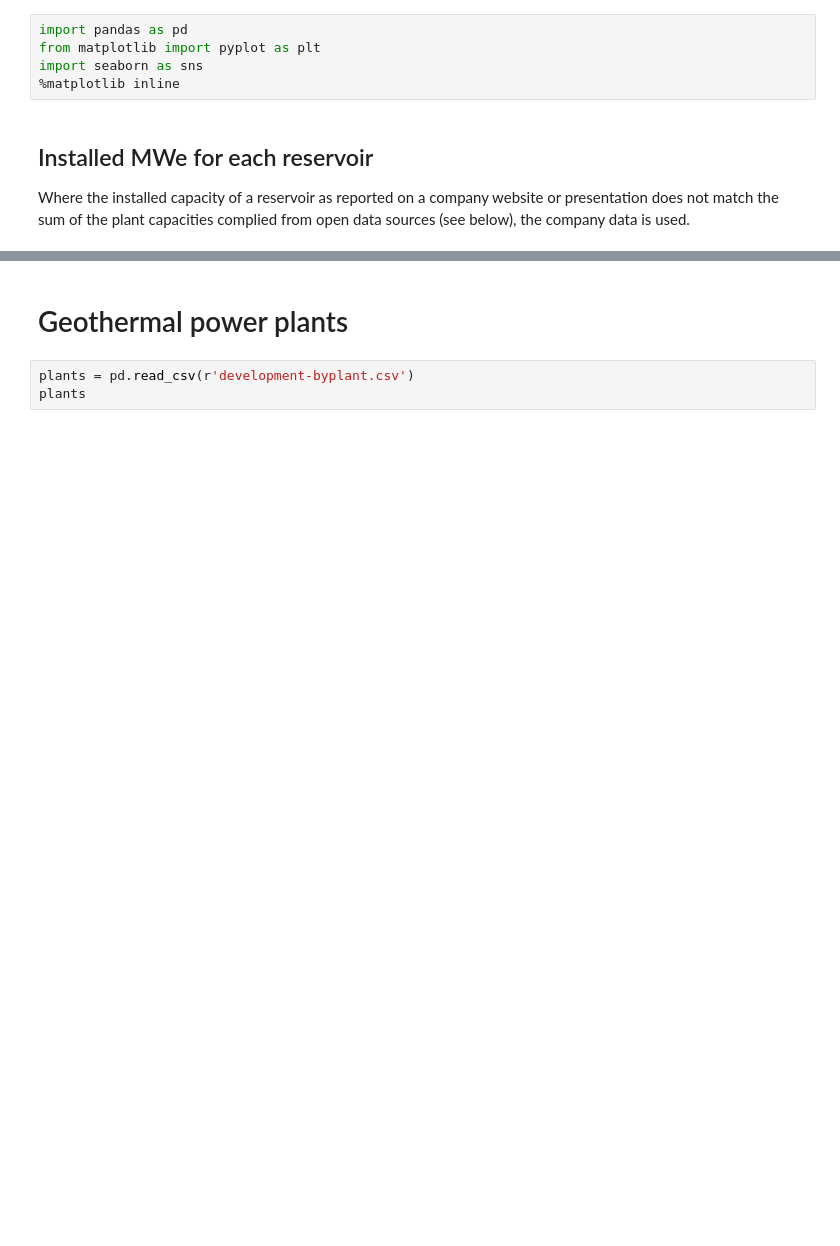
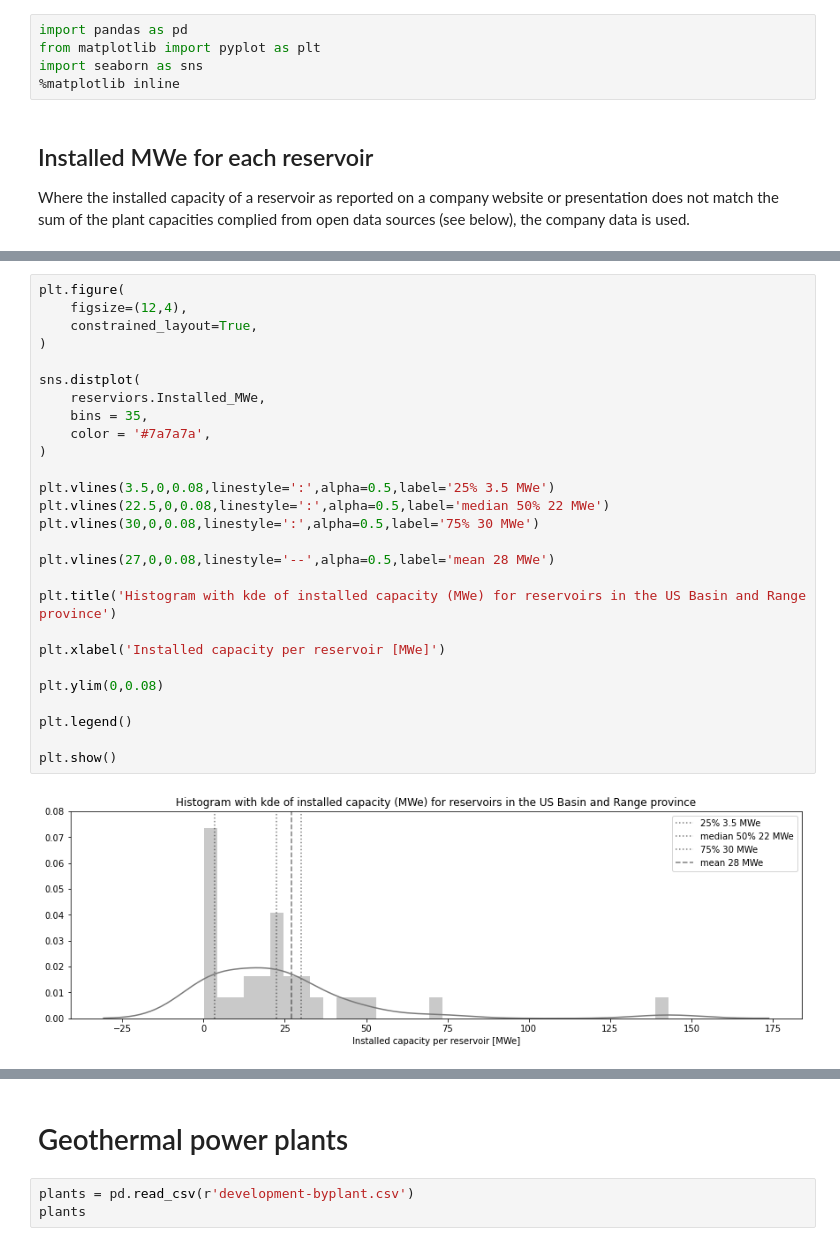
Before and after one commit to ICWallis/geothermal-cookbook, a Jupyter notebook: development-US-Basin-and-Range.ipynb, the cells around one changed output, grey strips where cells are left out. Drawn from its saved outputs; the diff is of its cells as text; blank space fills up the shorter version.

```diff
--- a/development-US-Basin-and-Range.ipynb
+++ b/development-US-Basin-and-Range.ipynb
@@ -77,0 +82,29 @@ plt.show()
+# %%
+plt.figure(
+    figsize=(12,4),
+    constrained_layout=True,
+)
+
+sns.distplot(
+    reserviors.Installed_MWe,
+    bins = 35,
+    color = '#7a7a7a',
+)
+
+plt.vlines(3.5,0,0.08,linestyle=':',alpha=0.5,label='25% 3.5 MWe')
+plt.vlines(22.5,0,0.08,linestyle=':',alpha=0.5,label='median 50% 22 MWe')
+plt.vlines(30,0,0.08,linestyle=':',alpha=0.5,label='75% 30 MWe')
+
+plt.vlines(27,0,0.08,linestyle='--',alpha=0.5,label='mean 28 MWe')
+
+plt.title('Histogram with kde of installed capacity (MWe) for reservoirs in the US Basin and Range province')
+
+plt.xlabel('Installed capacity per reservoir [MWe]')
+
+plt.ylim(0,0.08)
+
+plt.legend()
+
+plt.show()
+# %% [output]
+[figure, added]
```
Also changed, not shown: parts of 13 cells of this notebook.
